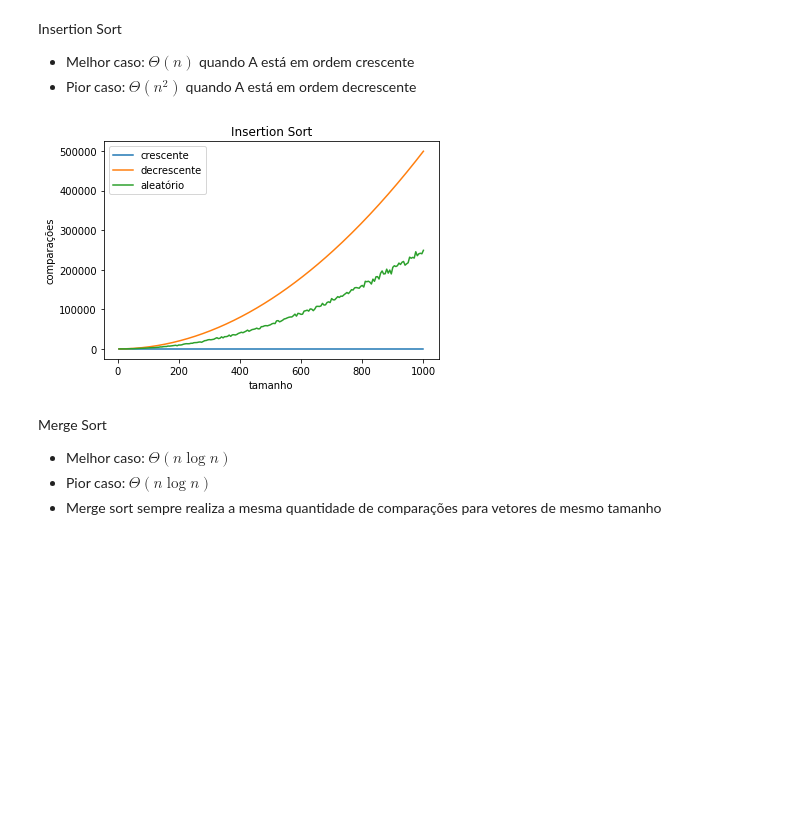
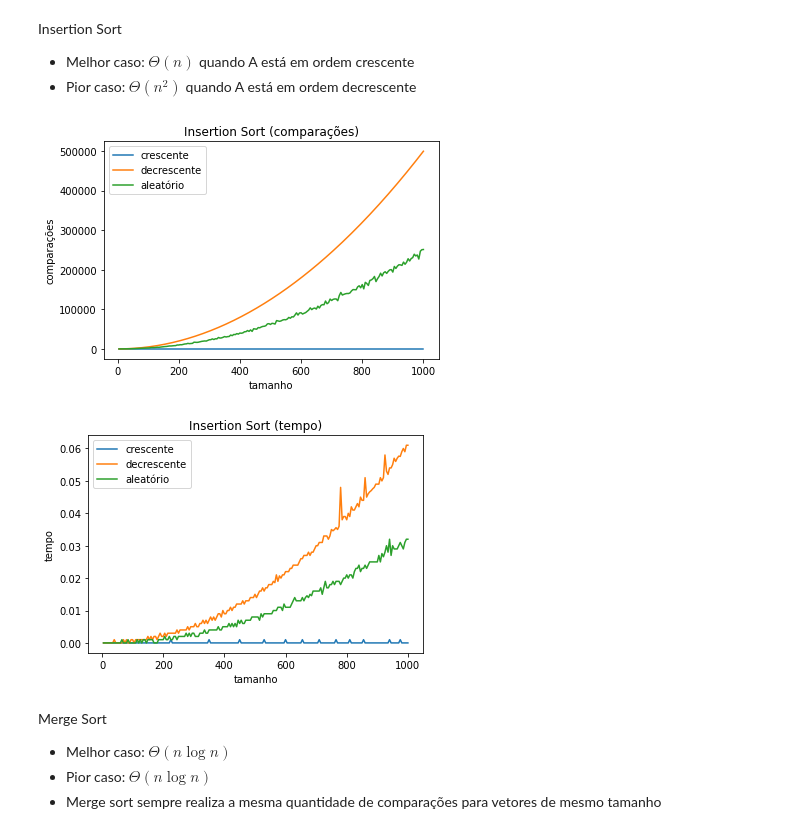
Before and after one commit to criazada/gcc253-efc1, a Jupyter notebook: EFC1.ipynb, the cells around one changed output. Drawn from its saved outputs; the diff is of its cells as text; code cells hidden in the pictures; blank space fills up the shorter version.

```diff
--- a/EFC1.ipynb
+++ b/EFC1.ipynb
@@ -27,8 +27,10 @@ Link do repositório GitHub: https://github.com/iagocq/gcc253-efc1
 # %%
 import matplotlib.pyplot as plt
 import random
+import time
 
 def vetorAleatorio(n):
+    random.seed(n)
     return [random.randint(0, n) for _ in range(n)]
 
 def vetorCrescente(n):
@@ -41,21 +43,32 @@ N = 1000
 SKIP = 5
 
 def testar(metodo, vetores):
-    resultados = [[(i, metodo(vetor(i))[0]) for i in range(SKIP, N+1, SKIP)] for vetor in vetores]
-    return resultados
+    return [[(i, metodo(vetor(i))[0]) for i in range(SKIP, N+1, SKIP)] for vetor in vetores]
 
-def plotar(resultados, legendas, titulo):
+def temporizar(m, *args):
+    start = time.time()
+    m(*args)
+    return time.time() - start
+
+def testarTempo(metodo, vetores):
+    return [[(i, temporizar(metodo, vetor(i))) for i in range(SKIP, N+1, SKIP)] for vetor in vetores]
+
+def plotar(resultados, legendas, titulo, ylabel):
     fig, ax = plt.subplots()
     for resultado, legenda in zip(resultados, legendas):
         ax.plot([v[0] for v in resultado], [v[1] for v in resultado], label=legenda)
     ax.set_xlabel('tamanho')
-    ax.set_ylabel('comparações')
+    ax.set_ylabel(ylabel)
     ax.legend()
     ax.set_title(titulo)
 
 def testarEPlotar(metodo, casos, titulo):
     vetores, legendas = [cl[0] for cl in casos], [cl[1] for cl in casos]
-    plotar(testar(metodo, vetores), legendas, titulo)
+    plotar(testar(metodo, vetores), legendas, titulo, 'comparações')
+
+def testarEPlotarTempo(metodo, casos, titulo):
+    vetores, legendas = [cl[0] for cl in casos], [cl[1] for cl in casos]
+    plotar(testarTempo(metodo, vetores), legendas, titulo, 'tempo')
 
 casoDecrescente = vetorDecrescente, 'decrescente'
 casoCrescente = vetorCrescente, 'crescente'
@@ -229,9 +242,11 @@ Insertion Sort
 - Melhor caso: $\Theta(n)$ quando A está em ordem crescente
 - Pior caso: $\Theta(n^2)$ quando A está em ordem decrescente
 # %%
-testarEPlotar(insertionSort, (casoCrescente, casoDecrescente, casoAleatorio), 'Insertion Sort')
+testarEPlotar(insertionSort, (casoCrescente, casoDecrescente, casoAleatorio), 'Insertion Sort (comparações)')
+testarEPlotarTempo(insertionSort, (casoCrescente, casoDecrescente, casoAleatorio), 'Insertion Sort (tempo)')
 # %% [output]
-[figure, old version]
+[figure, new version]
+[figure, added]
 # %% [markdown]
 Merge Sort
 - Melhor caso: $\Theta(n\log{n})$
```
Also changed, not shown: parts of 17 cells of this notebook.
